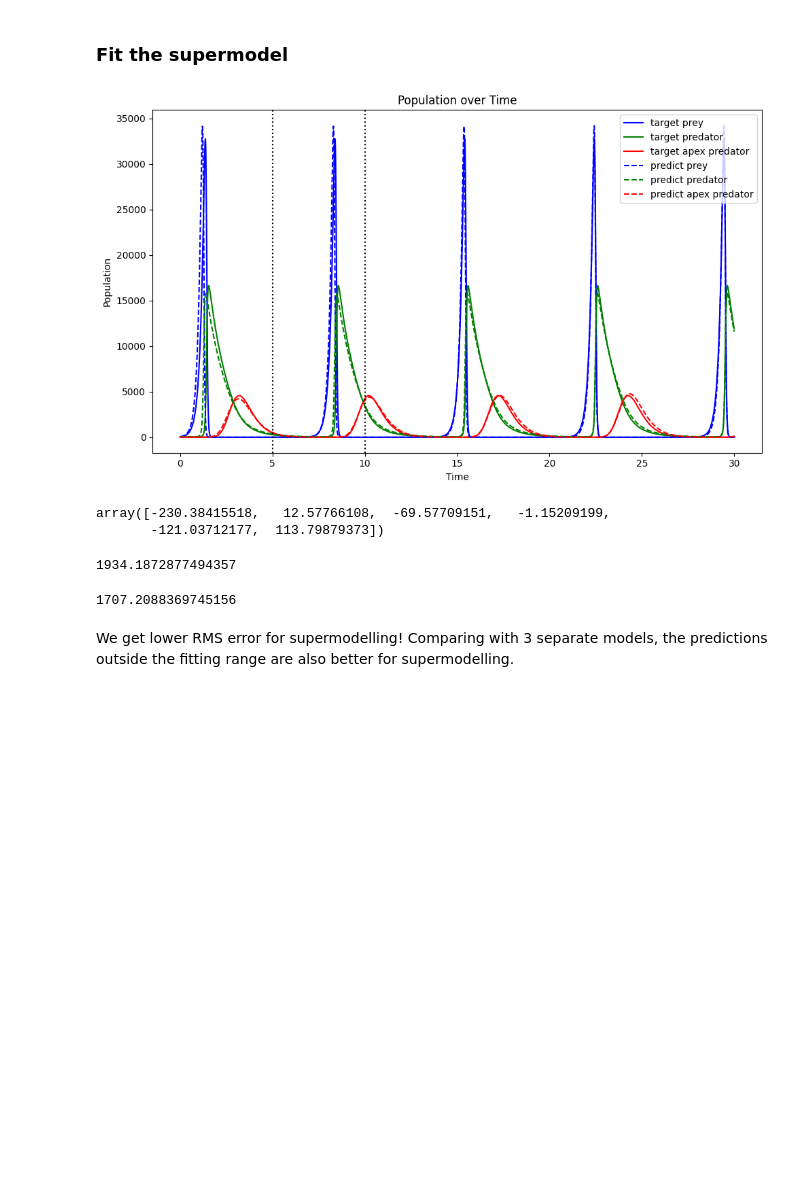
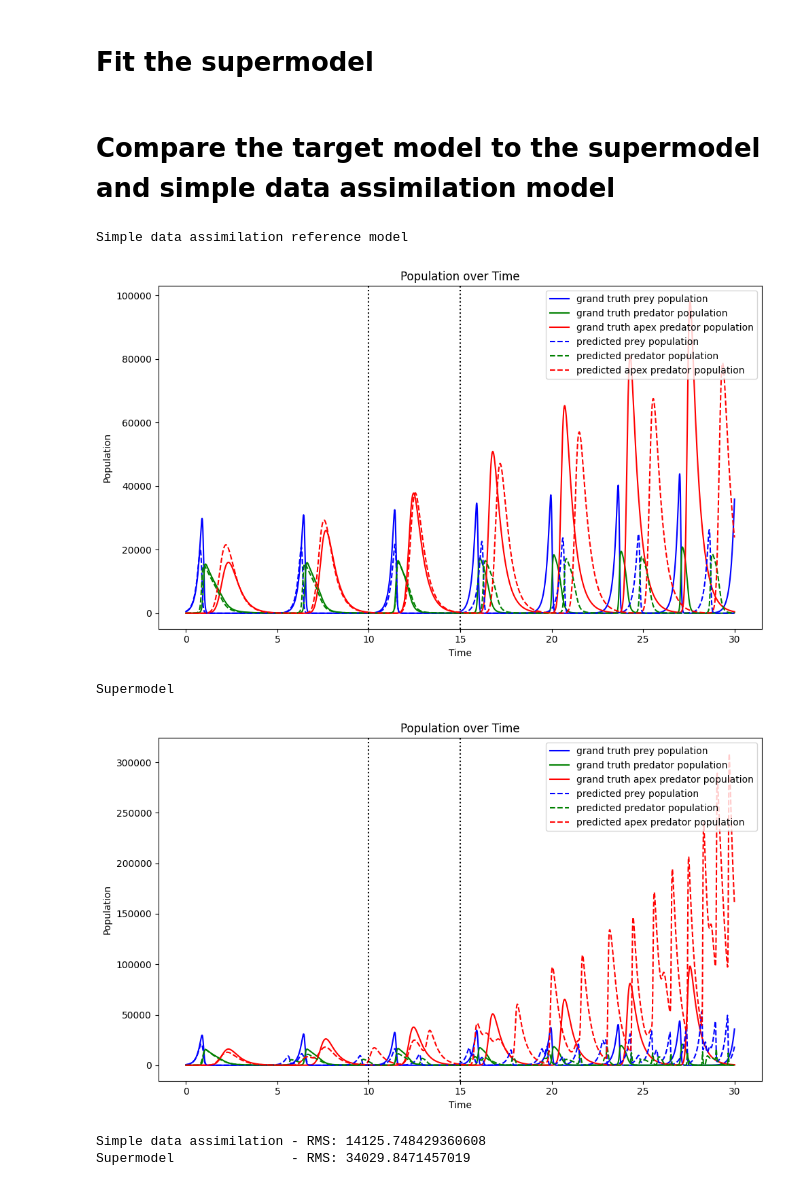
Before and after one commit to my-alaska/ISZ, a Jupyter notebook: lab6-supermodelling/Lab6.ipynb, the cells around one changed output. Saved outputs shown, nothing was run; the diff lists cells and outputs as text; code cells hidden in the pictures; blank space fills up the shorter version.

Commit message:
supermodelling reworked

```diff
--- a/lab6-supermodelling/Lab6.ipynb
+++ b/lab6-supermodelling/Lab6.ipynb
@@ -134,7 +160,7 @@ Fit the parameters
 from scipy.optimize import curve_fit
 
 reference_starting_params = np.array(
-    [5.1, 0.0021, 0.0007, 1.1, 0.00011, 0.000801, 2.01, 50.0, 34.95, 10.1]
+    [5.01, 0.00201, 0.0007, 0.90, 0.00012, 0.001, 2.3, 500.0, 35.0, 10.0]
 )
 
 predicted_ref_model_params, _ = curve_fit(
@@ -193,14 +232,15 @@ from scipy.optimize import curve_fit
 
 supermodelling_starting_points = np.array(
     [
-        [5.0, 0.00199, 0.0008, 0.99, 0.00009, 0.0008001, 2.2, 43.0, 20.0, 13.0],
-        [4.91, 0.0021, 0.00065, 1.1, 0.00017, 0.0007, 1.998, 58.0, 39.0, 16.0],
-        [4.9, 0.0022, 0.00069, 1.13, 0.0002, 0.00079, 1.999, 49.0, 36.0, 11.0],
+        [4.99, 0.001999, 0.0006, 1.1, 0.00015, 0.001, 2.3, 500.0, 35.0, 10.0],
+        [5.01, 0.00201, 0.0007, 0.90, 0.00012, 0.00105, 2.4, 500.0, 35.0, 10.0],
+        [5.01, 0.002, 0.00071, 0.90, 0.00009, 0.001, 2.298, 500.0, 35.0, 10.0],
     ]
 )
 
 supermodelling_pred_params = []
 supermodelling_responses = []
+
 for sp in supermodelling_starting_points:
     predicted_params, _ = curve_fit(lotka_volterra_sampler, t_samples, y_samples, p0=sp)
     supermodelling_pred_params.append(predicted_params)
@@ -279,7 +330,7 @@ def super_lotka_volterra(vars, t, *params):
         zeta3,
     ) = initial_params[:-9]
 
-    Cy12, Cy13, Cy21, Cy23, Cy31, Cy32 = params
+    C12, C13, C21, C23, C31, C32 = params
 
     x1, x2, x3, y1, y2, y3, z1, z2, z3 = vars
 
@@ -288,8 +339,8 @@ def super_lotka_volterra(vars, t, *params):
         delta1 * x1 * y1
         - gamma1 * y1
         - epsilon1 * y1 * z1
-        + Cy12 * (y2 - y1)
-        + Cy13 * (y3 - y1)
+        + C12 * (y2 - y1)
+        + C13 * (y3 - y1)
     )
     dzdt1 = eta1 * y1 * z1 - zeta1 * z1
 
@@ -298,8 +349,8 @@ def super_lotka_volterra(vars, t, *params):
         delta1 * x2 * y2
         - gamma2 * y2
         - epsilon1 * y2 * z2
-        + Cy21 * (y1 - y2)
-        + Cy23 * (y3 - y2)
+        + C21 * (y1 - y2)
+        + C23 * (y3 - y2)
     )
     dzdt2 = eta2 * y2 * z2 - zeta2 * z2
 
@@ -308,11 +359,10 @@ def super_lotka_volterra(vars, t, *params):
         delta3 * x3 * y3
         - gamma3 * y3
         - epsilon3 * y3 * z3
-        + Cy31 * (y1 - y3)
-        + Cy32 * (y2 - y3)
+        + C31 * (y1 - y3)
+        + C32 * (y2 - y3)
     )
     dzdt3 = eta3 * y3 * z3 - zeta3 * z3
-
     return [dxdt1, dxdt2, dxdt3, dydt1, dydt2, dydt3, dzdt1, dzdt2, dzdt3]
 
 
@@ -346,36 +396,50 @@ def super_lotka_volterra_sampler(
 
     return np.ravel(np.transpose(response))
 # %% [markdown]
-### Fit the supermodel
+# Fit the supermodel
 # %%
-super_starting_params = np.array([1, 1, 1, 1, 1, 1])
+super_starting_params = np.array([0, 0, 0, 0, 0, 0])
 
 supermodel_params, _ = curve_fit(
     super_lotka_volterra_sampler, t_samples, y_samples, p0=super_starting_params
 )
 
 super_y = odeint(
-    lotka_volterra,
-    predicted_ref_model_params[-3:],
+    super_lotka_volterra,
+    initial_params[-9:],
     axis_for_plotting,
-    args=tuple(predicted_ref_model_params[:-3]),
+    args=tuple(supermodel_params),
 )
+
+super_y = np.hstack(
+    [
+        super_y[:, 0:3].mean(axis=-1, keepdims=True),
+        super_y[:, 3:6].mean(axis=-1, keepdims=True),
+        super_y[:, 6:9].mean(axis=-1, keepdims=True),
+    ]
+)
+# %% [markdown]
+# Compare the target model to the supermodel and simple data assimilation model
 # %%
+print("Simple data assimilation reference model")
+plot_system(y_target_response, y_pred_ref_responses)
+
+print("Supermodel")
 plot_system(y_target_response, super_y)
 # %% [output]
+Simple data assimilation reference model
-[figure, old version]
+[figure, new version]
+Supermodel
+[figure, added]
-# %%
-supermodel_params
-# %% [output]
-array([-230.38415518,   12.57766108,  -69.57709151,   -1.15209199,
-       -121.03712177,  113.79879373])
-# %%
-np.sqrt(np.square(y_target_response - y_pred_ref_responses).mean())
-# %% [output]
-1934.1872877494357
-# %%
-np.sqrt(np.square(y_target_response - super_y).mean())
-# %% [output]
-1707.2088369745156
-# %% [markdown]
-We get lower RMS error for supermodelling! Comparing with 3 separate models, the predictions outside the fitting range are also better for supermodelling.
+# %%
+print(
+    "Simple data assimilation - RMS:",
+    np.sqrt(np.square(y_target_response - y_pred_ref_responses).mean()),
+)
+print(
+    "Supermodel               - RMS:",
+    np.sqrt(np.square(y_target_response - super_y).mean()),
+)
+# %% [output]
+Simple data assimilation - RMS: 14125.748429360608
+Supermodel               - RMS: 34029.8471457019
```
Also changed, not shown: parts of 36 cells of this notebook.
